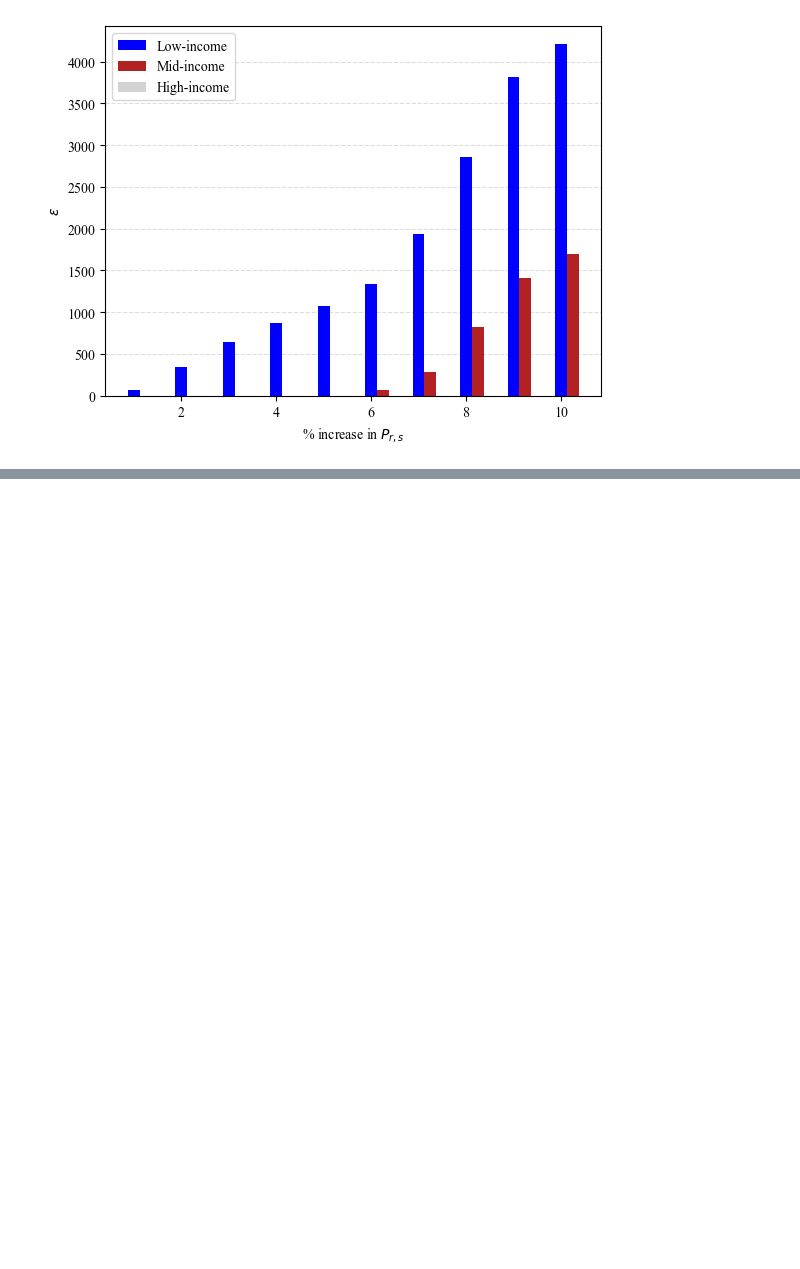
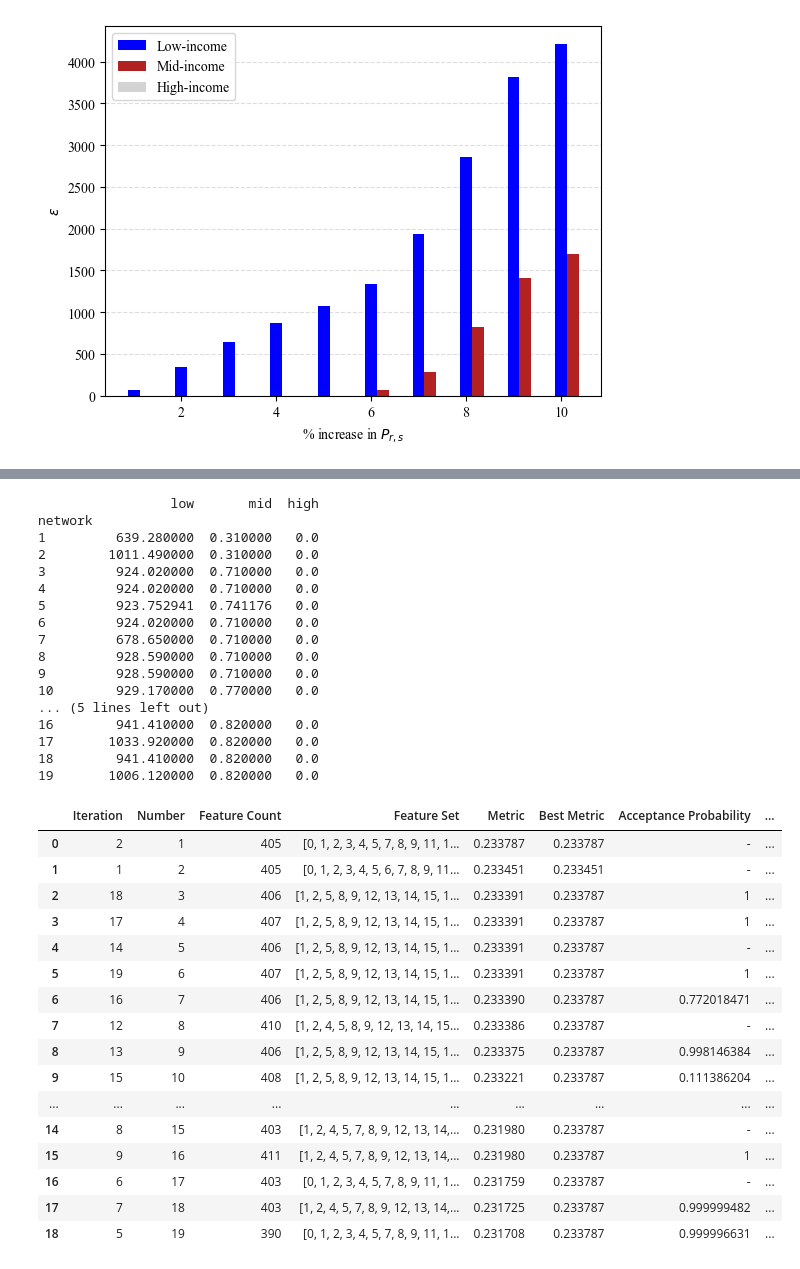
Before and after one commit to YahyaGamal/Communications_paper_graphs, a Jupyter notebook: ABM_analysis.ipynb, the cells around one changed output, grey strips where cells are left out. Cells and saved outputs as stored; diff of their text form; code cells hidden in the pictures; blank space fills up the shorter version.

```diff
--- a/ABM_analysis.ipynb
+++ b/ABM_analysis.ipynb
@@ -136,0 +143,51 @@ plt.close()
+# %%
+# Read the results from the ABM and drop the unnamed indices
+abm = pd.read_csv(rf"{python_directory}/Data/TN_Gentrification_Results_1to19.csv")
+abm.drop(["Unnamed: 0", "seed"], axis="columns", inplace=True)
+## Find the mean values of the network
+abm_mean = abm.groupby("network").mean()
+print(abm_mean)
+
+# Read the results from the infrastructure abm
+infra = pd.read_csv(rf"{python_directory}/Data/results_annealing_filtered_1to19.csv")
+# Join the infrastructure results to the abm results
+infra_abm = infra.join(abm_mean, how="inner", on="Number")
+display(infra_abm)
+## save the file
+infra_abm.to_csv(rf"{python_directory}/Data/annealing_gentrification.csv")
+infra_abm.to_pickle(rf"{python_directory}/Data/annealing_gentrification.pkl")
+# %% [output]
+                 low       mid  high
+network
+1         639.280000  0.310000   0.0
+2        1011.490000  0.310000   0.0
+3         924.020000  0.710000   0.0
+4         924.020000  0.710000   0.0
+5         923.752941  0.741176   0.0
+6         924.020000  0.710000   0.0
+7         678.650000  0.710000   0.0
+8         928.590000  0.710000   0.0
+9         928.590000  0.710000   0.0
+10        929.170000  0.770000   0.0
+... (5 lines left out)
+16        941.410000  0.820000   0.0
+17       1033.920000  0.820000   0.0
+18        941.410000  0.820000   0.0
+19       1006.120000  0.820000   0.0
+|  | Iteration | Number | Feature Count | Feature Set | Metric | Best Metric | Acceptance Probability | ... |
+| 0 | 2 | 1 | 405 | [0, 1, 2, 3, 4, 5, 7, 8, 9, 11, 1... | 0.233787 | 0.233787 | - | ... |
+| 1 | 1 | 2 | 405 | [0, 1, 2, 3, 4, 5, 6, 7, 8, 9, 11... | 0.233451 | 0.233451 | - | ... |
+| 2 | 18 | 3 | 406 | [1, 2, 5, 8, 9, 12, 13, 14, 15, 1... | 0.233391 | 0.233787 | 1 | ... |
+| 3 | 17 | 4 | 407 | [1, 2, 5, 8, 9, 12, 13, 14, 15, 1... | 0.233391 | 0.233787 | 1 | ... |
+| 4 | 14 | 5 | 406 | [1, 2, 5, 8, 9, 12, 13, 14, 15, 1... | 0.233391 | 0.233787 | - | ... |
+| 5 | 19 | 6 | 407 | [1, 2, 5, 8, 9, 12, 13, 14, 15, 1... | 0.233391 | 0.233787 | 1 | ... |
+| 6 | 16 | 7 | 406 | [1, 2, 5, 8, 9, 12, 13, 14, 15, 1... | 0.233390 | 0.233787 | 0.772018471 | ... |
+| 7 | 12 | 8 | 410 | [1, 2, 4, 5, 8, 9, 12, 13, 14, 15... | 0.233386 | 0.233787 | - | ... |
+| 8 | 13 | 9 | 406 | [1, 2, 5, 8, 9, 12, 13, 14, 15, 1... | 0.233375 | 0.233787 | 0.998146384 | ... |
+| 9 | 15 | 10 | 408 | [1, 2, 5, 8, 9, 12, 13, 14, 15, 1... | 0.233221 | 0.233787 | 0.111386204 | ... |
+| ... | ... | ... | ... | ... | ... | ... | ... | ... |
+| 14 | 8 | 15 | 403 | [1, 2, 4, 5, 7, 8, 9, 12, 13, 14,... | 0.231980 | 0.233787 | - | ... |
+| 15 | 9 | 16 | 411 | [1, 2, 4, 5, 7, 8, 9, 12, 13, 14,... | 0.231980 | 0.233787 | 1 | ... |
+| 16 | 6 | 17 | 403 | [0, 1, 2, 3, 4, 5, 7, 8, 9, 11, 1... | 0.231759 | 0.233787 | - | ... |
+| 17 | 7 | 18 | 403 | [1, 2, 4, 5, 7, 8, 9, 12, 13, 14,... | 0.231725 | 0.233787 | 0.999999482 | ... |
+| 18 | 5 | 19 | 390 | [0, 1, 2, 3, 4, 5, 7, 8, 9, 11, 1... | 0.231708 | 0.233787 | 0.999996631 | ... |
```
Also changed, not shown: parts of 10 cells of this notebook.
